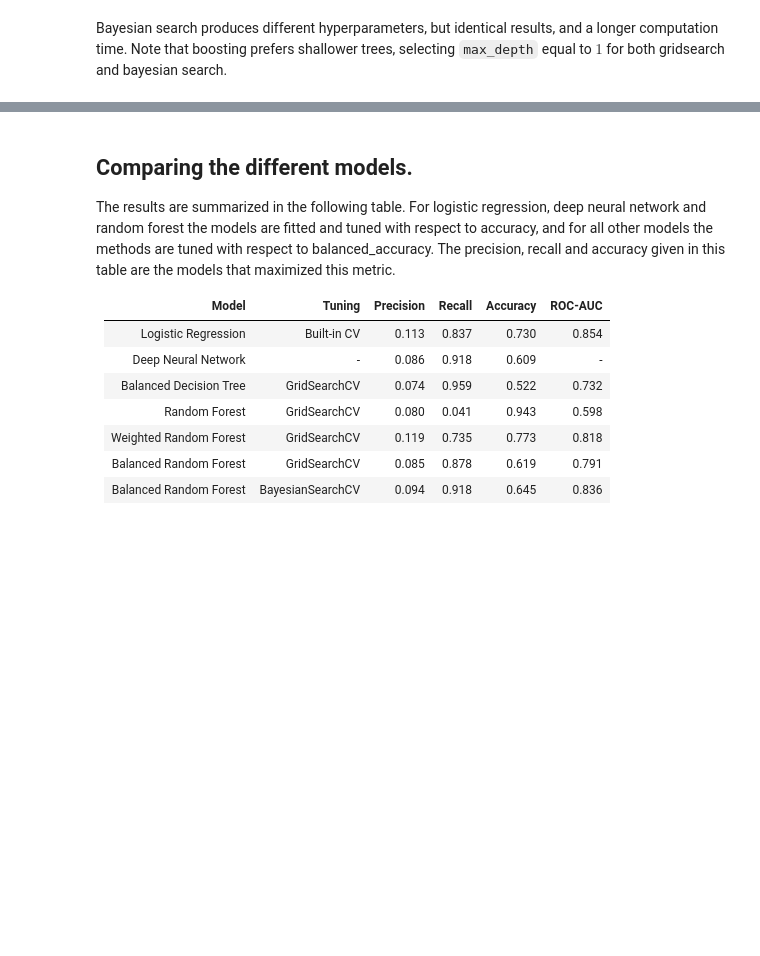
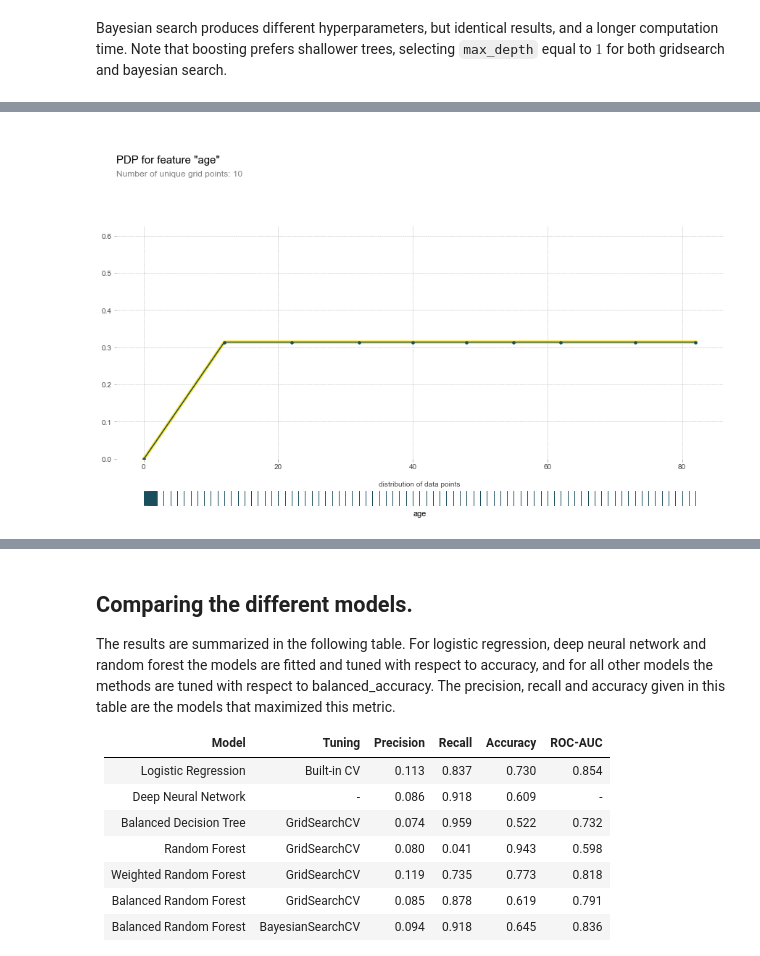
Before and after one commit to ebbeberge/stroke-classification, a Jupyter notebook: Index.ipynb, the cells around one changed output, grey strips where cells are left out. Saved outputs shown, nothing was run; the diff lists cells and outputs as text; code cells hidden in the pictures; blank space fills up the shorter version.

```diff
--- a/Index.ipynb
+++ b/Index.ipynb
@@ -1037,0 +1069,6 @@ Bayesian search produces different hyperparameters, but identical results, and a
+# %%
+# PDP plot for Age
+pdp_age = pdp.pdp_isolate(model=model, dataset=stroke_clean, model_features=features, feature="age")
+fig, axes = pdp.pdp_plot(pdp_age, "age", plot_lines=True, plot_pts_dist=True)
+# %% [output]
+[figure, added]
```
Also changed, not shown: parts of 23 cells of this notebook, 1 other file.
